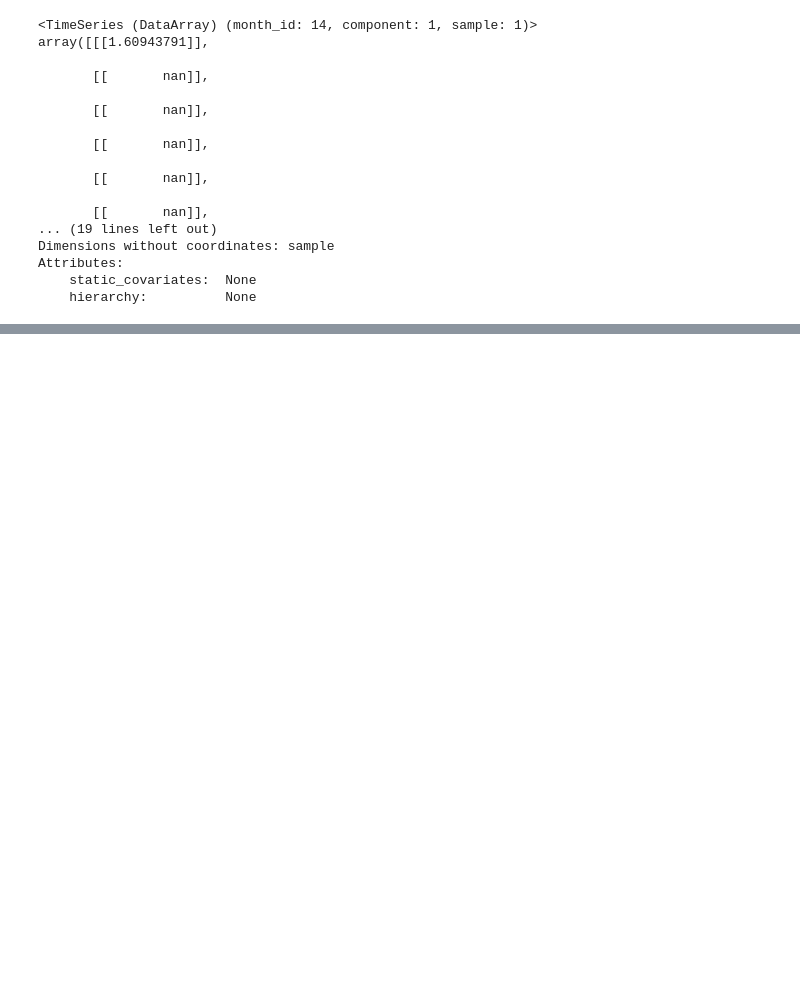
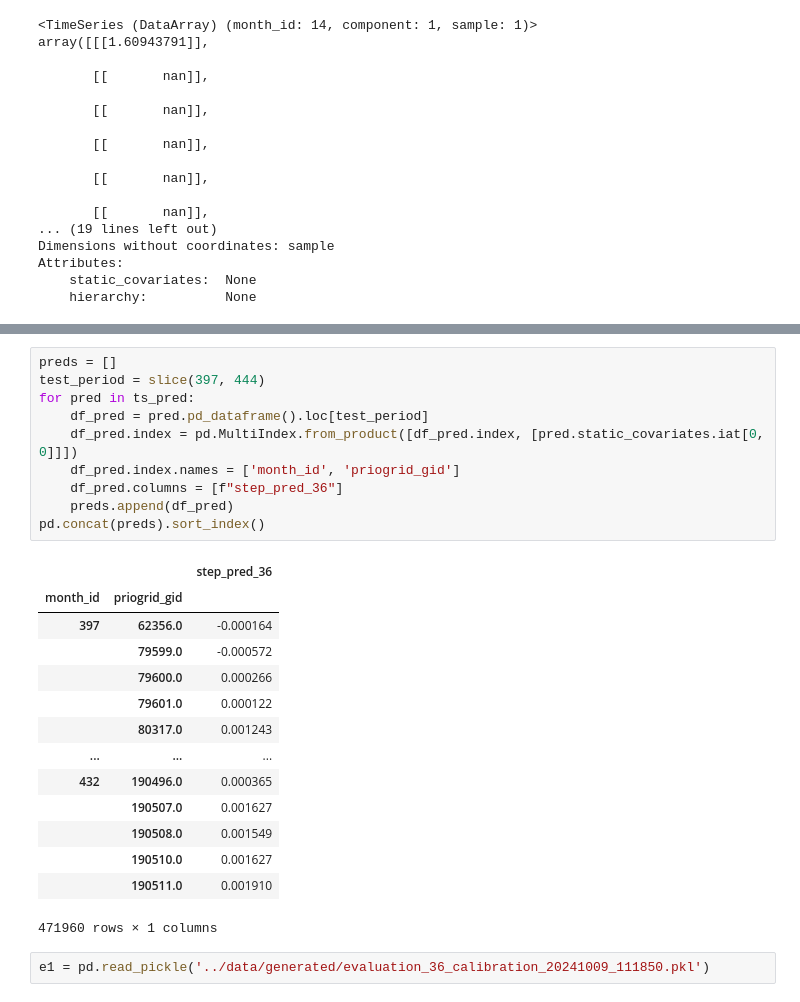
Before and after one commit to prio-data/views_pipeline, a Jupyter notebook: models/old_money/notebooks/test.ipynb, the cells around one changed output, grey strips where cells are left out. Drawn from its saved outputs; the diff is of its cells as text; blank space fills up the shorter version.

```diff
--- a/models/old_money/notebooks/test.ipynb
+++ b/models/old_money/notebooks/test.ipynb
@@ -449,0 +534,27 @@ Attributes:
+# %%
+preds = []
+test_period = slice(397, 444)
+for pred in ts_pred:
+    df_pred = pred.pd_dataframe().loc[test_period]
+    df_pred.index = pd.MultiIndex.from_product([df_pred.index, [pred.static_covariates.iat[0, 0]]])
+    df_pred.index.names = ['month_id', 'priogrid_gid']
+    df_pred.columns = [f"step_pred_36"]
+    preds.append(df_pred)
+pd.concat(preds).sort_index()
+# %% [output]
+|  |  | step_pred_36 |
+| month_id | priogrid_gid |  |
+| 397 | 62356.0 | -0.000164 |
+|  | 79599.0 | -0.000572 |
+|  | 79600.0 | 0.000266 |
+|  | 79601.0 | 0.000122 |
+|  | 80317.0 | 0.001243 |
+| ... | ... | ... |
+| 432 | 190496.0 | 0.000365 |
+|  | 190507.0 | 0.001627 |
+|  | 190508.0 | 0.001549 |
+|  | 190510.0 | 0.001627 |
+|  | 190511.0 | 0.001910 |
+471960 rows × 1 columns
+# %%
+e1 = pd.read_pickle('../data/generated/evaluation_36_calibration_20241009_111850.pkl')
```
Also changed, not shown: parts of 14 cells of this notebook, 2 other files.
